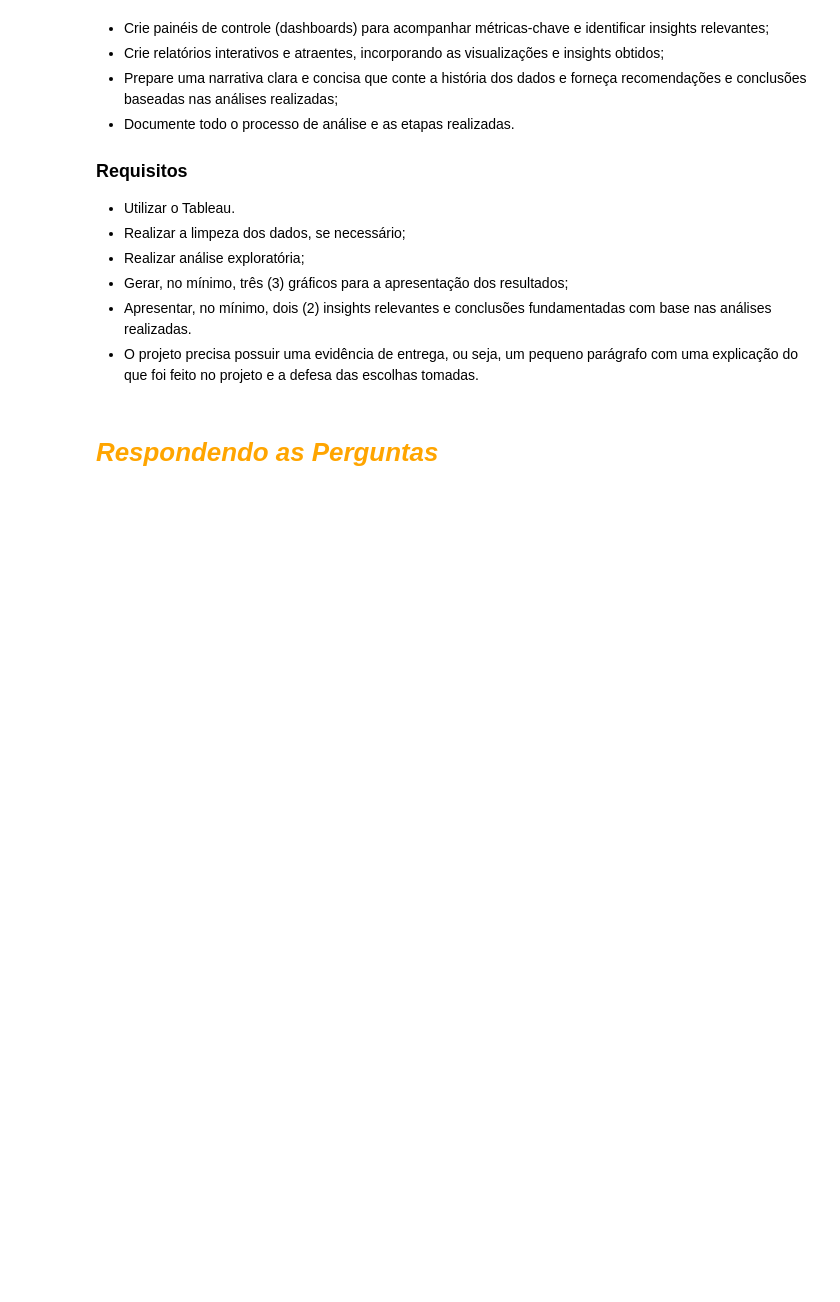
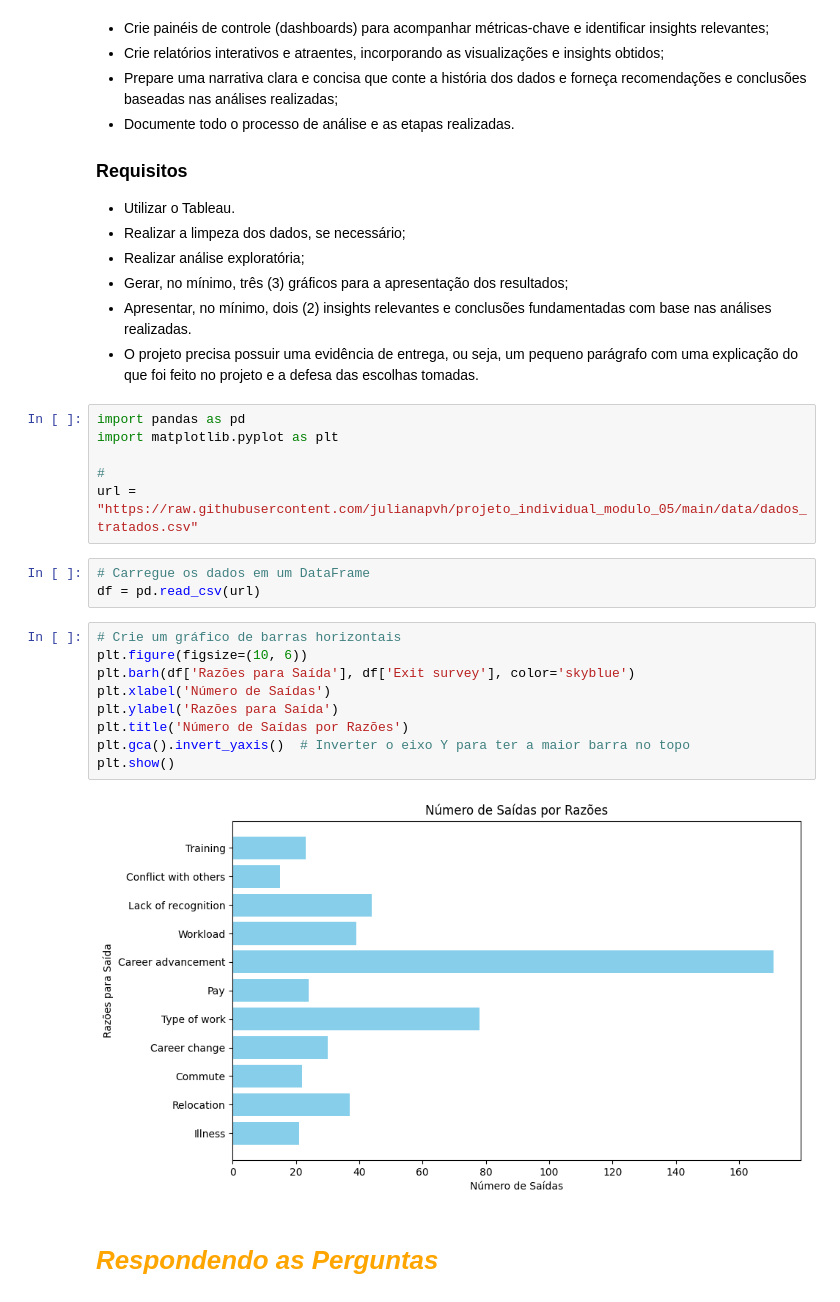
Before and after one commit to julianapvh/projeto_individual_modulo_05, a Jupyter notebook: projeto_individual_modulo_05.ipynb, the cells around one changed output. Drawn from its saved outputs; the diff is of its cells as text; blank space fills up the shorter version.

```diff
--- a/projeto_individual_modulo_05.ipynb
+++ b/projeto_individual_modulo_05.ipynb
@@ -56,6 +56,26 @@ recomendações e conclusões baseadas nas análises realizadas;
 nas análises realizadas.
 - O projeto precisa possuir uma evidência de entrega, ou seja, um pequeno parágrafo com
 uma explicação do que foi feito no projeto e a defesa das escolhas tomadas.
+# %%
+import pandas as pd
+import matplotlib.pyplot as plt
+
+#
+url = "https://raw.githubusercontent.com/julianapvh/projeto_individual_modulo_05/main/data/dados_tratados.csv"
+# %%
+# Carregue os dados em um DataFrame
+df = pd.read_csv(url)
+# %%
+# Crie um gráfico de barras horizontais
+plt.figure(figsize=(10, 6))
+plt.barh(df['Razões para Saída'], df['Exit survey'], color='skyblue')
+plt.xlabel('Número de Saídas')
+plt.ylabel('Razões para Saída')
+plt.title('Número de Saídas por Razões')
+plt.gca().invert_yaxis()  # Inverter o eixo Y para ter a maior barra no topo
+plt.show()
+# %% [output]
+[figure, added]
 # %% [markdown]
 # <font color = orange> **_Respondendo as Perguntas_**
 # %% [markdown]
```
Also changed, not shown: parts of 9 cells of this notebook.
